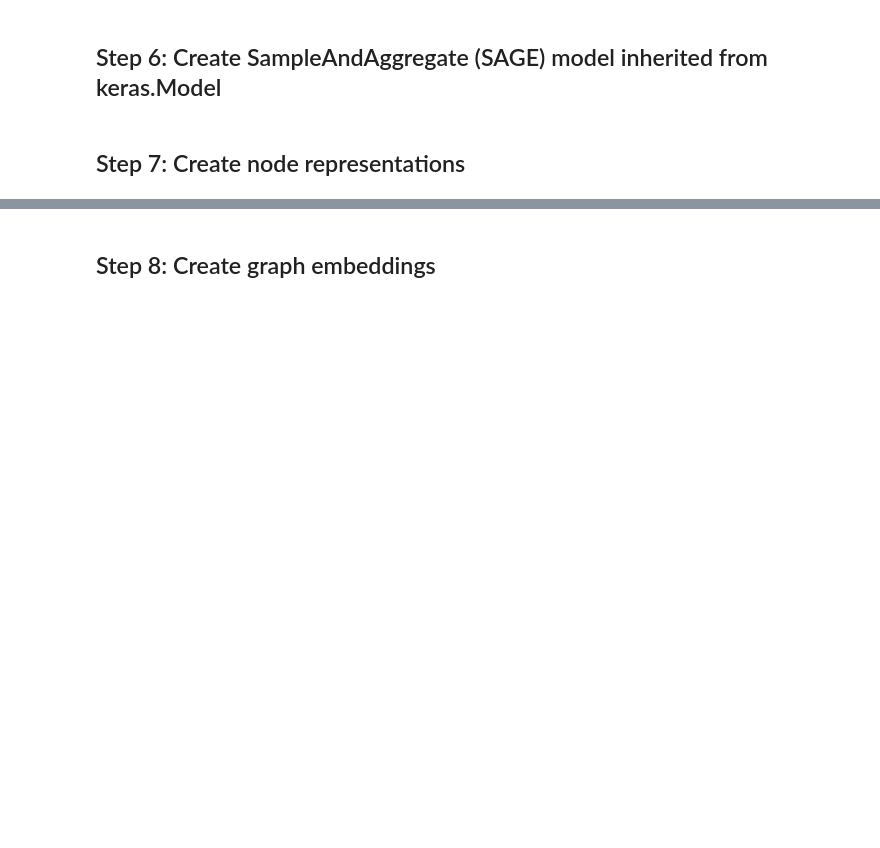
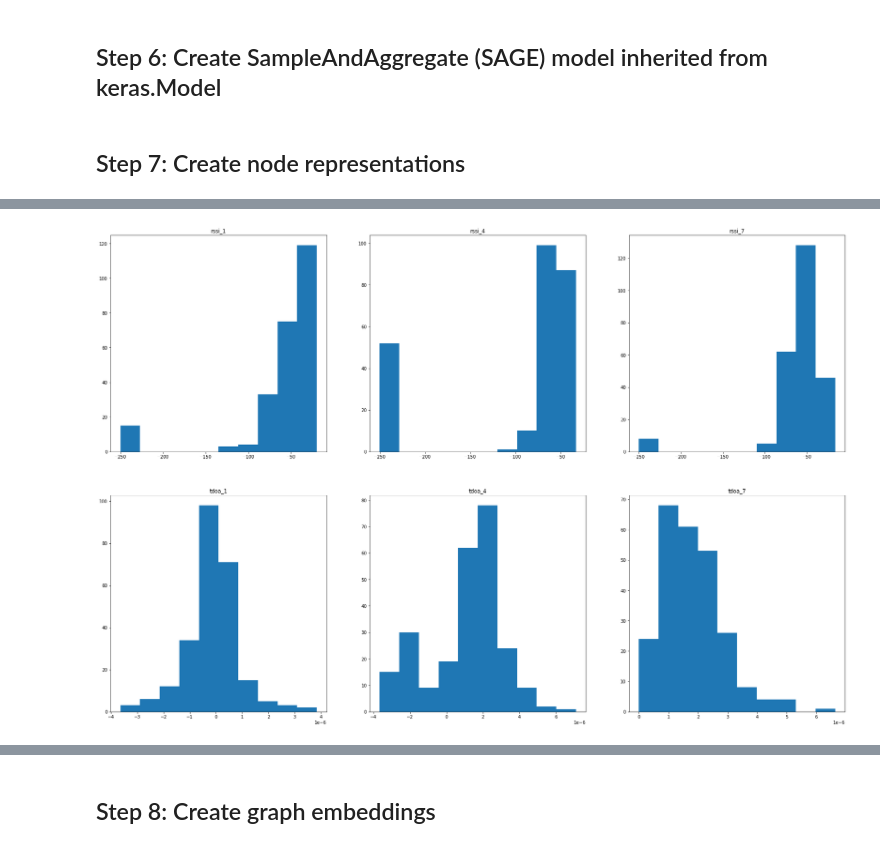
Before and after one commit to jinyangp/dso_localisation, a Jupyter notebook: data_augmentation/augmentation_graphsage.ipynb, the cells around one changed output, grey strips where cells are left out. Saved outputs shown, nothing was run; the diff lists cells and outputs as text; code cells hidden in the pictures; blank space fills up the shorter version.

Commit message:
initial visualisation for features

```diff
--- a/data_augmentation/augmentation_graphsage.ipynb
+++ b/data_augmentation/augmentation_graphsage.ipynb
@@ -1698,0 +1792,29 @@ class GraphSAGE(Model):
+# %%
+# Observe histograms of RSSI values from three base stations and TDoA values from three base stations
+# Take the mean of readings from each reference point
+rssi_1_data = actual_rps_df['rssi_1']
+rssi_4_data = actual_rps_df['rssi_4']
+rssi_7_data = actual_rps_df['rssi_7']
+
+tdoa_1_data = actual_rps_df['tdoa_1']
+tdoa_4_data = actual_rps_df['tdoa_4']
+tdoa_7_data = actual_rps_df['tdoa_7']
+
+plt.rcParams['figure.figsize'] = [30, 20]
+fig, axs = plt.subplots(2,3)
+
+axs[0][0].hist(rssi_1_data)
+axs[0][0].title.set_text('rssi_1')
+axs[0][1].hist(rssi_4_data)
+axs[0][1].title.set_text('rssi_4')
+axs[0][2].hist(rssi_7_data)
+axs[0][2].title.set_text('rssi_7')
+
+axs[1][0].hist(tdoa_1_data)
+axs[1][0].title.set_text('tdoa_1')
+axs[1][1].hist(tdoa_4_data)
+axs[1][1].title.set_text('tdoa_4')
+axs[1][2].hist(tdoa_7_data)
+axs[1][2].title.set_text('tdoa_7')
+# %% [output]
+[figure, added]
```
Also changed, not shown: parts of 26 cells of this notebook.
